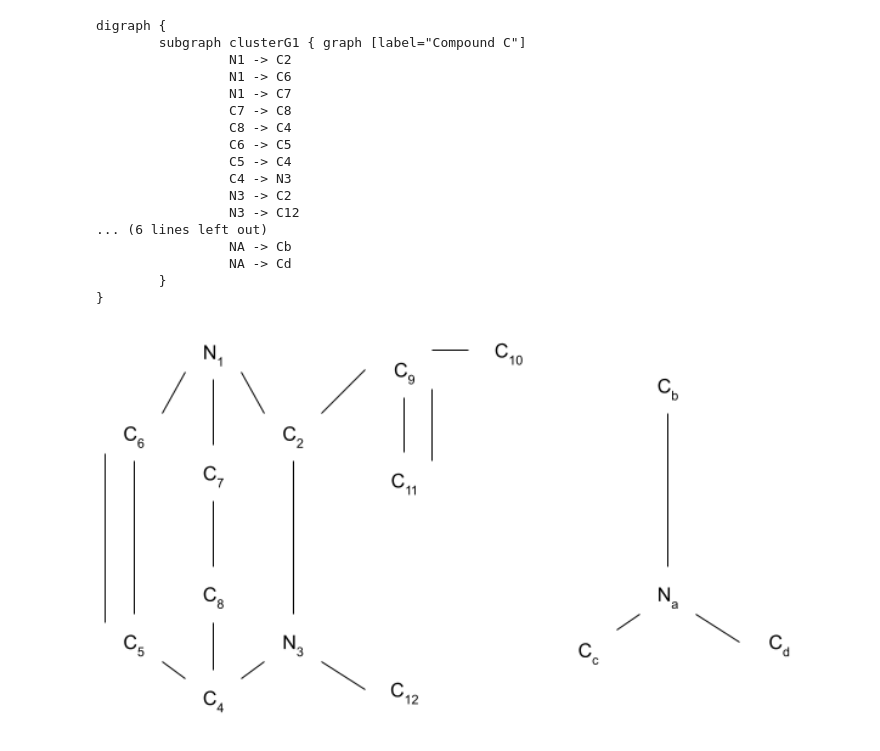
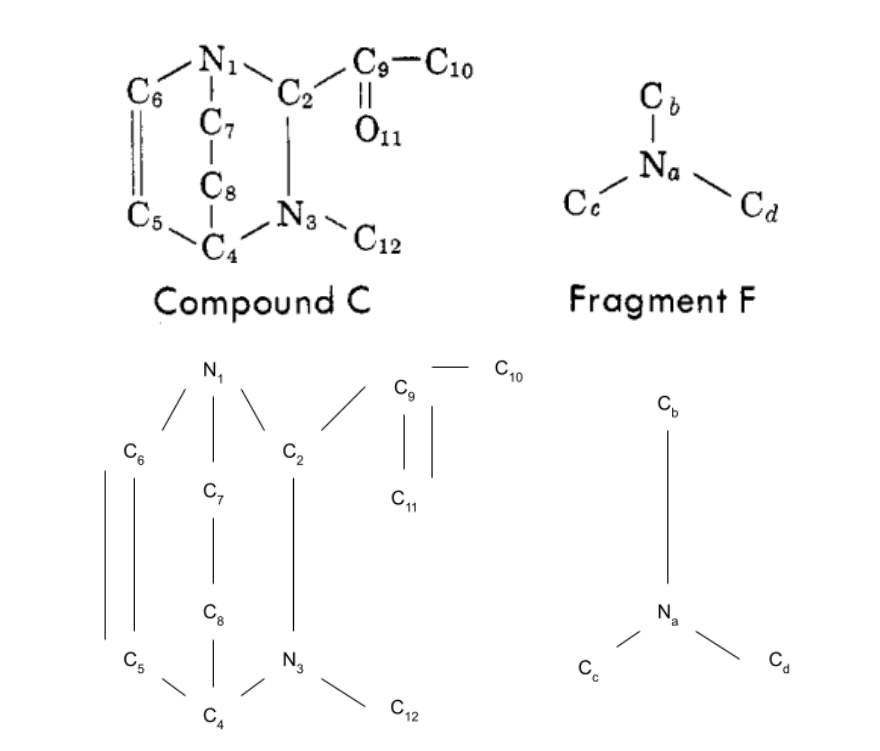
Before and after one commit to gondimjoaom/subgrahisomorfism, a Jupyter notebook: pratica1.ipynb, the cells around one changed output. Drawn from its saved outputs; the diff is of its cells as text; code cells hidden in the pictures.

```diff
--- a/pratica1.ipynb
+++ b/pratica1.ipynb
@@ -91,23 +9,7 @@ NA Cd <-> 13 16
-# %%
-graph2graphviz(graphs)
-# %% [output]
-digraph {
-        subgraph clusterG1 { graph [label="Compound C"]
-                 N1 -> C2
-                 N1 -> C6
-                 N1 -> C7
-                 C7 -> C8
-                 C8 -> C4
-                 C6 -> C5
-                 C5 -> C4
-                 C4 -> N3
-                 N3 -> C2
-                 N3 -> C12
-... (6 lines left out)
-                 NA -> Cb
-                 NA -> Cd
-        }
-}
+# %%
+Image(filename= "pratica1_orig.png",  width=700, height=700)
+# %% [output]
+[figure, added]
 # %%
 Image(filename= "pratica1.png",  width=700, height=700)
 # %% [output]
```
Also changed, not shown: parts of 17 cells of this notebook, 2 other files.
